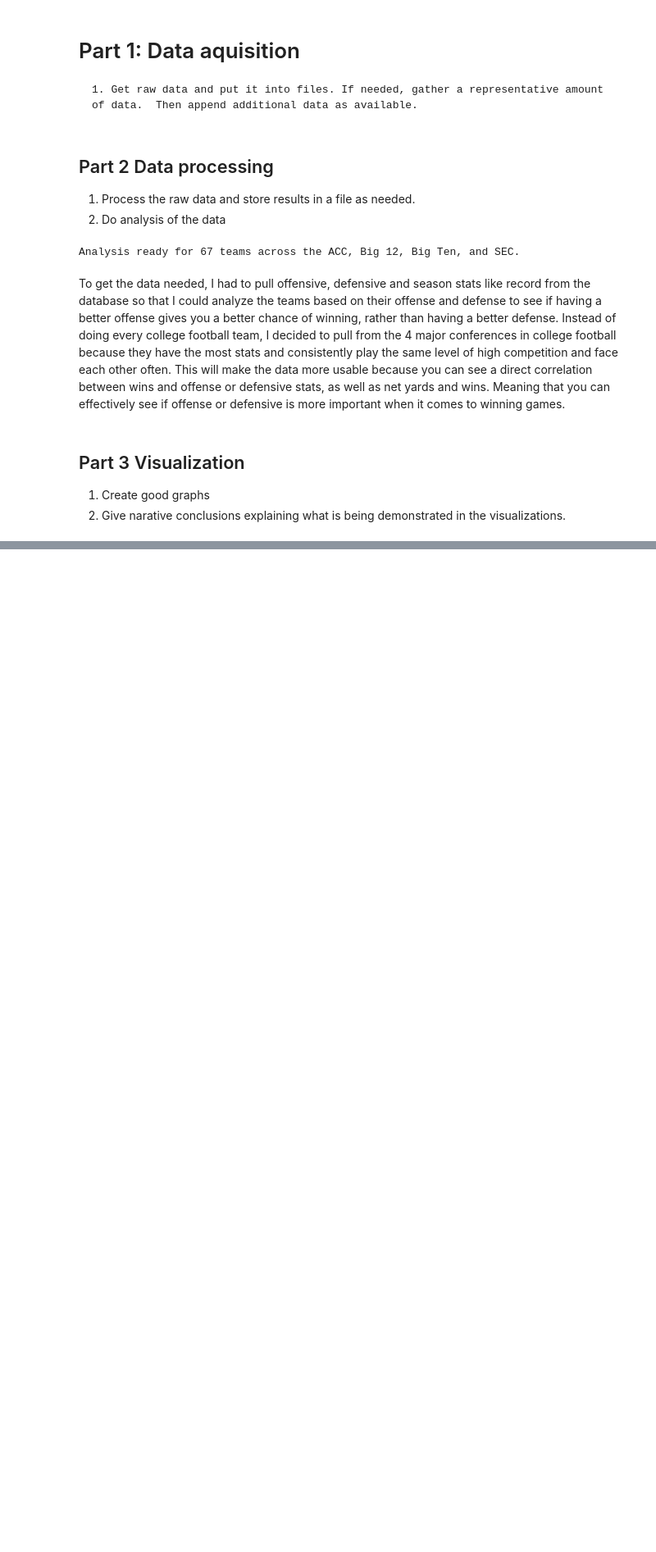
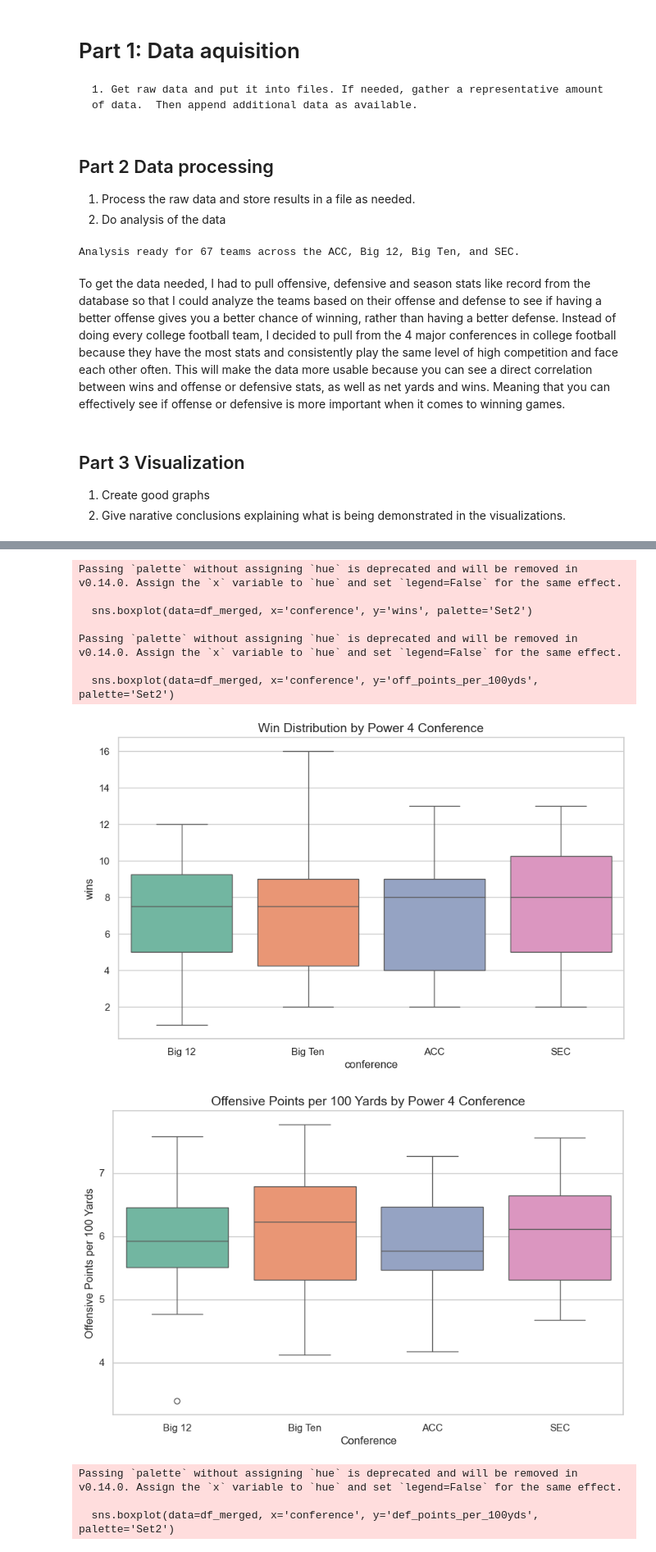
Before and after one commit to Cmeacham27/final_web_mining, a Jupyter notebook: 002project-final.ipynb, the cells around one changed output, grey strips where cells are left out. Shown at 82% size. Drawn from its saved outputs; the diff is of its cells as text; code cells hidden in the pictures; blank space fills up the shorter version.

Commit message:
changed graphs to per game instead of total and added points per 100 yards for offense and defense

```diff
--- a/002project-final.ipynb
+++ b/002project-final.ipynb
@@ -146,0 +90,70 @@ Graphs saved: 'power4_performance.png', 'power4_win_ranges.png', and 'power4_ave
+# %%
+#Part 3: Put code here
+plt.figure(figsize=(10, 6))
+sns.boxplot(data=df_merged, x='conference', y='wins', palette='Set2')
+plt.title('Win Distribution by Power 4 Conference', fontsize=14)
+
+df_merged['estimated_points'] = (df_merged['passingTDs'] + df_merged['rushingTDs']) * 7
+df_merged['off_points_per_100yds'] = (df_merged['estimated_points'] / df_merged['totalYards']) * 100
+
+df_merged['estimated_points_allowed'] = (df_merged['passingTDsOpponent'] + df_merged['rushingTDsOpponent']) * 7
+df_merged['def_points_per_100yds'] = (df_merged['estimated_points_allowed'] / df_merged['totalYardsOpponent']) * 100
+
+plt.figure(figsize=(10, 6))
+sns.boxplot(data=df_merged, x='conference', y='off_points_per_100yds', palette='Set2')
+plt.title('Offensive Points per 100 Yards by Power 4 Conference', fontsize=14)
+plt.xlabel('Conference')
+plt.ylabel('Offensive Points per 100 Yards')
+plt.savefig('off_points_per_100yds_by_conference.png', dpi=300)
+plt.show()
+
+plt.figure(figsize=(10, 6))
+sns.boxplot(data=df_merged, x='conference', y='def_points_per_100yds', palette='Set2')
+plt.title('Defensive Points per 100 Yards by Power 4 Conference', fontsize=14)
+plt.xlabel('Conference')
+plt.ylabel('Defensive Points per 100 Yards')
+plt.savefig('def_points_per_100yds_by_conference.png', dpi=300)
+plt.show()
+
+plt.figure(figsize=(16, 10))
+sns.scatterplot(data=df_merged, x='off_ypg', y='wins', hue='conference', s=150, alpha=0.7)
+for i, row in df_merged.iterrows():
+    plt.text(x=row['off_ypg'] + 2, y=row['wins'], s=row['team'], fontsize=9)
+plt.title('Power 4: Wins vs. Offensive Yards Per Game', fontsize=16)
+plt.xlabel('Offensive Yards Per Game')
+plt.ylabel('Total Wins')
+
+plt.figure(figsize=(16, 10))
+sns.scatterplot(data=df_merged, x='def_ypg', y='wins', hue='conference', s=150, alpha=0.7)
+for i, row in df_merged.iterrows():
+    plt.text(x=row['def_ypg'] + 2, y=row['wins'], s=row['team'], fontsize=9)
+plt.gca().invert_xaxis()
+plt.title('Power 4: Wins vs. Defensive Yards Allowed Per Game', fontsize=16)
+plt.xlabel('Defensive Yards Allowed Per Game (Inverted)')
+plt.ylabel('Total Wins')
+
+df_merged['off_ypg'] = df_merged['totalYards'] / df_merged['games']
+df_merged['def_ypg'] = df_merged['totalYardsOpponent'] / df_merged['games']
+
+plt.figure(figsize=(16, 12))
+sns.scatterplot(data=df_merged, x='off_ypg', y='def_ypg', hue='conference', s=150, alpha=0.7)
+for i, row in df_merged.iterrows():
+    plt.text(x=row['off_ypg'] + 2, y=row['def_ypg'], s=row['team'], fontsize=9)
+plt.gca().invert_yaxis()
+plt.title('Power 4: Offensive YPG vs. Defensive YPG Allowed', fontsize=18)
+plt.xlabel('Offensive Yards Per Game (Higher is Better)')
+plt.ylabel('Defensive YPG Allowed (Fewer is Better/Higher)')
+plt.savefig('ypg_offense_vs_defense.png', dpi=300)
+# %% [output]
+Passing `palette` without assigning `hue` is deprecated and will be removed in v0.14.0. Assign the `x` variable to `hue` and set `legend=False` for the same effect.
+
+  sns.boxplot(data=df_merged, x='conference', y='wins', palette='Set2')
+
+Passing `palette` without assigning `hue` is deprecated and will be removed in v0.14.0. Assign the `x` variable to `hue` and set `legend=False` for the same effect.
+
+  sns.boxplot(data=df_merged, x='conference', y='off_points_per_100yds', palette='Set2')
+[figure, added]
+[figure, added]
+Passing `palette` without assigning `hue` is deprecated and will be removed in v0.14.0. Assign the `x` variable to `hue` and set `legend=False` for the same effect.
+
+  sns.boxplot(data=df_merged, x='conference', y='def_points_per_100yds', palette='Set2')
```
Also changed, not shown: parts of 2 cells of this notebook, 9 other files.
